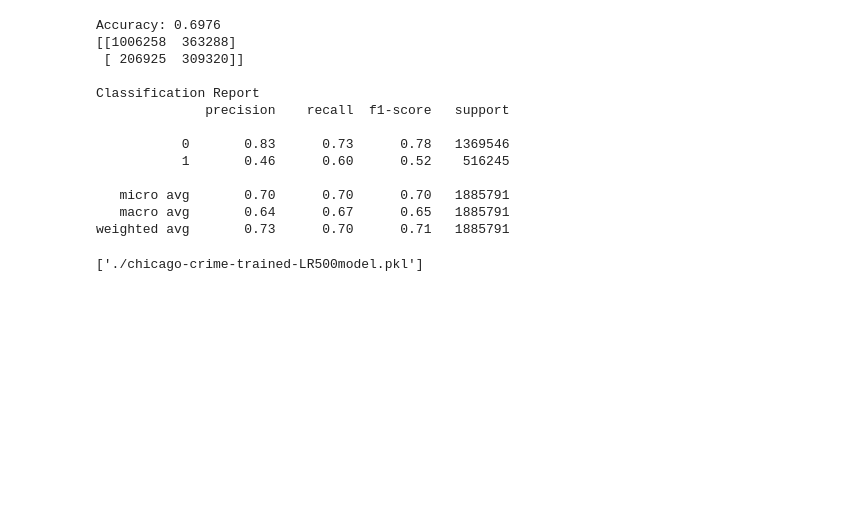
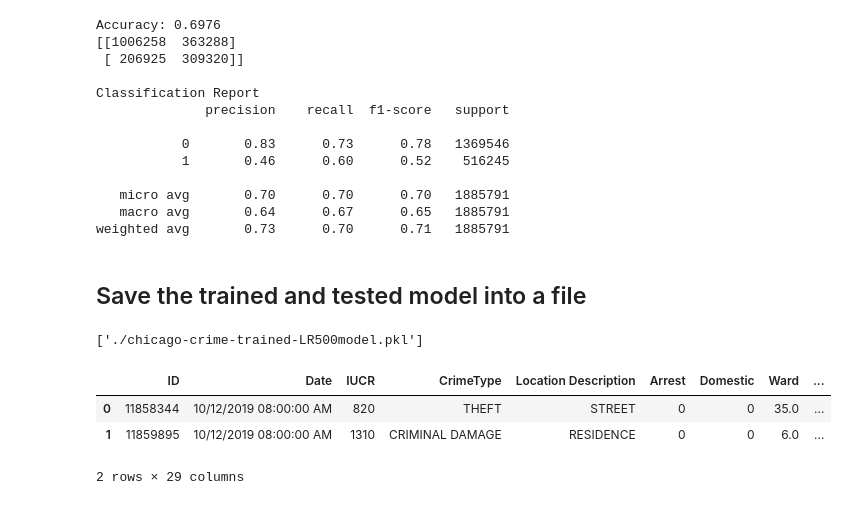
Before and after one commit to divyatv/MachineLearning_ChicagoCrime, a Jupyter notebook: LogisticRegression/Logistic_Regression_Model_DTV.ipynb, the cells around one changed output. Cells and saved outputs as stored; diff of their text form; code cells hidden in the pictures; blank space fills up the shorter version.

```diff
--- a/LogisticRegression/Logistic_Regression_Model_DTV.ipynb
+++ b/LogisticRegression/Logistic_Regression_Model_DTV.ipynb
@@ -212,6 +219,8 @@ Classification Report
    micro avg       0.70      0.70      0.70   1885791
    macro avg       0.64      0.67      0.65   1885791
 weighted avg       0.73      0.70      0.71   1885791
+# %% [markdown]
+## Save the trained and tested model into a file
 # %%
 from sklearn.externals import joblib
 joblib.dump(lr_cv_model, "./chicago-crime-trained-LR500model.pkl")
@@ -233,0 +229,7 @@ Newdf.head(10)
+# %%
+df_cleaned.head(2)
+# %% [output]
+|  | ID | Date | IUCR | CrimeType | Location Description | Arrest | Domestic | Ward | ... |
+| 0 | 11858344 | 10/12/2019 08:00:00 AM | 820 | THEFT | STREET | 0 | 0 | 35.0 | ... |
+| 1 | 11859895 | 10/12/2019 08:00:00 AM | 1310 | CRIMINAL DAMAGE | RESIDENCE | 0 | 0 | 6.0 | ... |
+2 rows × 29 columns
```
Also changed, not shown: parts of 9 cells of this notebook.
